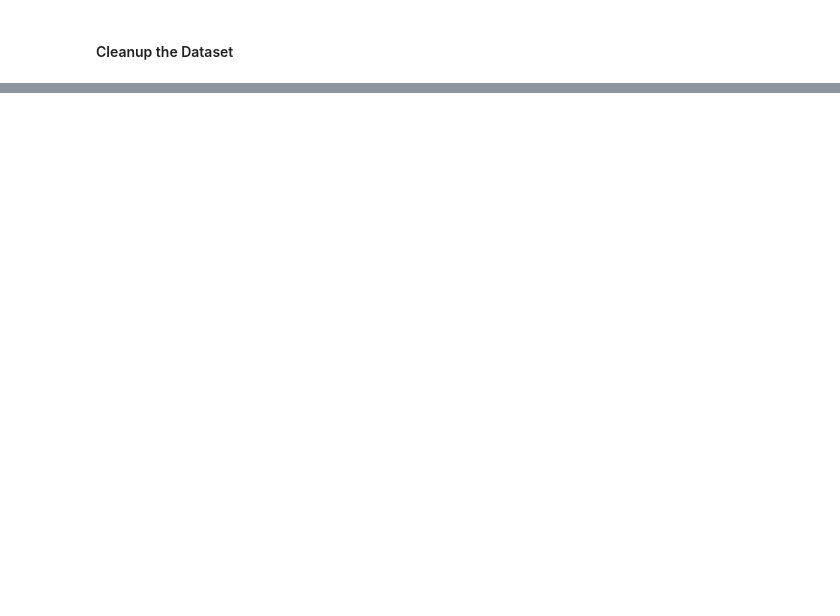
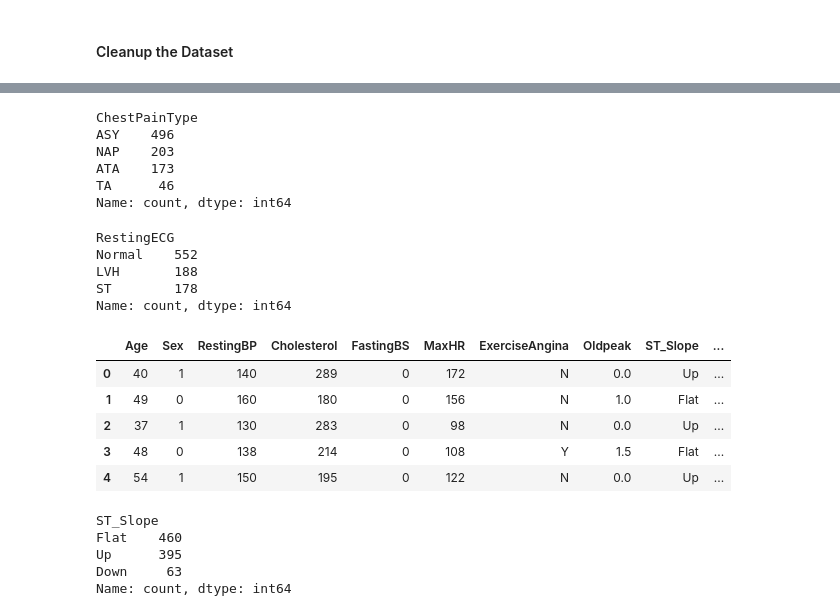
Before and after one commit to gayaniwijesinghe91/Deep_Learning, a Jupyter notebook: Exercise 02/ann_classification_heart_failure_prediction.ipynb, the cells around one changed output, grey strips where cells are left out. Cells and saved outputs as stored; diff of their text form; code cells hidden in the pictures; blank space fills up the shorter version.

```diff
--- a/Exercise 02/ann_classification_heart_failure_prediction.ipynb
+++ b/Exercise 02/ann_classification_heart_failure_prediction.ipynb
@@ -57,0 +96,11 @@ Name: count, dtype: int64
+# %%
+# mapping the Sex variable into binary format (0 and 1)
+# Gender
+
+target_mapping = {
+    "M": 1,
+    "F": 0
+}
+
+df["Sex"] = df["Sex"].map(target_mapping)
+df.head()
@@ -57,0 +114,46 @@ Name: count, dtype: int64
+# %%
+# Check value counts for ChestPainType before modifying
+df['ChestPainType'].value_counts()
+# %% [output]
+ChestPainType
+ASY    496
+NAP    203
+ATA    173
+TA      46
+Name: count, dtype: int64
+# %%
+# Check value counts for RestingECG before modifying
+df['RestingECG'].value_counts()
+# %% [output]
+RestingECG
+Normal    552
+LVH       188
+ST        178
+Name: count, dtype: int64
+# %%
+# this makes multiple columns with the variable (Separate for yes/no)
+from sklearn.preprocessing import OneHotEncoder
+variables = ['ChestPainType', 'RestingECG']
+
+# use encoder
+encoder = OneHotEncoder(sparse_output=False).set_output(transform="pandas")
+one_hot_encoded = encoder.fit_transform(df[variables]).astype(int)
+df = pd.concat([df,one_hot_encoded],axis=1).drop(columns=variables)
+
+df.head()
+# %% [output]
+|  | Age | Sex | RestingBP | Cholesterol | FastingBS | MaxHR | ExerciseAngina | Oldpeak | ST_Slope | ... |
+| 0 | 40 | 1 | 140 | 289 | 0 | 172 | N | 0.0 | Up | ... |
+| 1 | 49 | 0 | 160 | 180 | 0 | 156 | N | 1.0 | Flat | ... |
+| 2 | 37 | 1 | 130 | 283 | 0 | 98 | N | 0.0 | Up | ... |
+| 3 | 48 | 0 | 138 | 214 | 0 | 108 | Y | 1.5 | Flat | ... |
+| 4 | 54 | 1 | 150 | 195 | 0 | 122 | N | 0.0 | Up | ... |
+# %%
+# Check value counts for ST_Slope before modifying
+df['ST_Slope'].value_counts()
+# %% [output]
+ST_Slope
+Flat    460
+Up      395
+Down     63
+Name: count, dtype: int64
```
Also changed, not shown: parts of 32 cells of this notebook.
